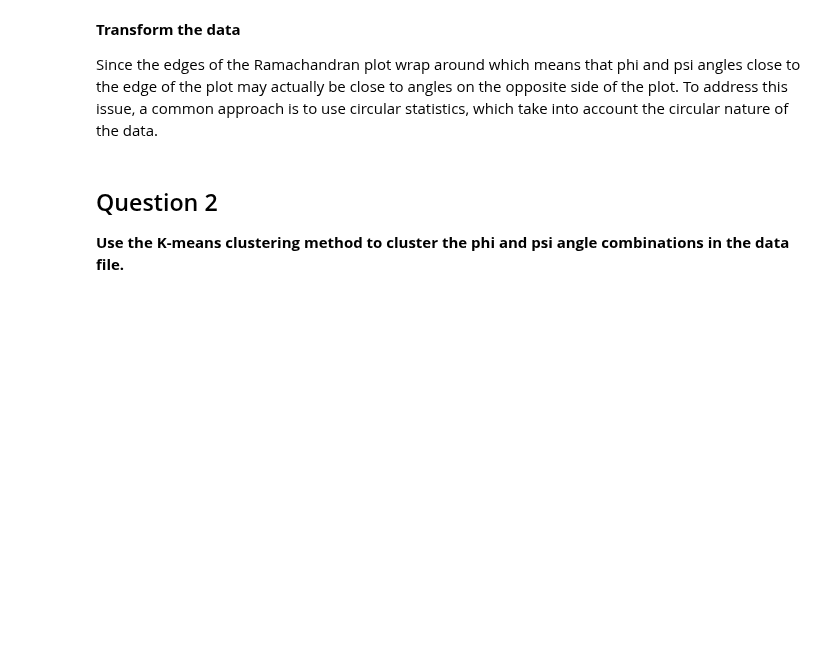
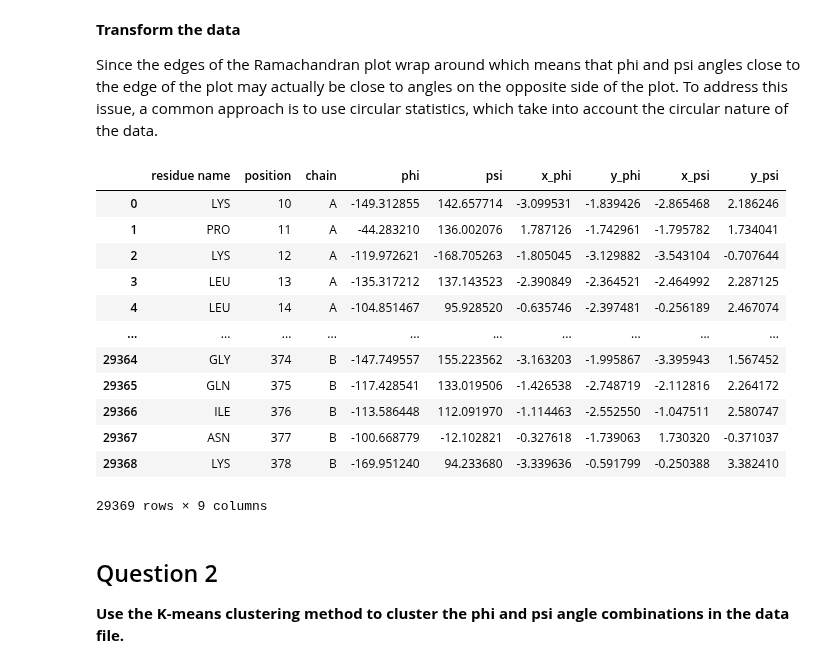
Before and after one commit to chenbin234/DAT405-DIT407-Introduction-to-data-science-and-AI, a Jupyter notebook: Assignment_3/intro_to_AI_ass3_by_Bingcheng.ipynb, the cells around one changed output. Drawn from its saved outputs; the diff is of its cells as text; code cells hidden in the pictures; blank space fills up the shorter version.

```diff
--- a/Assignment_3/intro_to_AI_ass3_by_Bingcheng.ipynb
+++ b/Assignment_3/intro_to_AI_ass3_by_Bingcheng.ipynb
@@ -58,11 +59,30 @@ cbar.set_label('Number of points in each bin',fontsize=20)
 Since the edges of the Ramachandran plot wrap around which means that phi and psi angles close to the edge of the plot may actually be close to angles on the opposite side of the plot. To address this issue, a common approach is to use circular statistics, which take into account the circular nature of the data.
 # %%
 # Convert phi and psi data into circular variables (in radians)
-# phi= np.deg2rad(df['phi'])
-# psi = np.deg2rad(df['psi'])
+phi= np.deg2rad(df['phi'])
+psi = np.deg2rad(df['psi'])
+r = np.sqrt(phi**2 + psi**2)
 
-# df['phi'] = np.cos(phi) + (np.sin(phi))*1j
-# df['psi'] = np.cos(psi) + (np.sin(psi))*1j
+df['x_phi'] = r*np.cos(phi)
+df['y_phi'] = r*np.sin(phi)
+df['x_psi'] = r*np.cos(psi)
+df['y_psi'] = r*np.sin(psi)
+
+df
+# %% [output]
+|  | residue name | position | chain | phi | psi | x_phi | y_phi | x_psi | y_psi |
+| 0 | LYS | 10 | A | -149.312855 | 142.657714 | -3.099531 | -1.839426 | -2.865468 | 2.186246 |
+| 1 | PRO | 11 | A | -44.283210 | 136.002076 | 1.787126 | -1.742961 | -1.795782 | 1.734041 |
+| 2 | LYS | 12 | A | -119.972621 | -168.705263 | -1.805045 | -3.129882 | -3.543104 | -0.707644 |
+| 3 | LEU | 13 | A | -135.317212 | 137.143523 | -2.390849 | -2.364521 | -2.464992 | 2.287125 |
+| 4 | LEU | 14 | A | -104.851467 | 95.928520 | -0.635746 | -2.397481 | -0.256189 | 2.467074 |
+| ... | ... | ... | ... | ... | ... | ... | ... | ... | ... |
+| 29364 | GLY | 374 | B | -147.749557 | 155.223562 | -3.163203 | -1.995867 | -3.395943 | 1.567452 |
+| 29365 | GLN | 375 | B | -117.428541 | 133.019506 | -1.426538 | -2.748719 | -2.112816 | 2.264172 |
+| 29366 | ILE | 376 | B | -113.586448 | 112.091970 | -1.114463 | -2.552550 | -1.047511 | 2.580747 |
+| 29367 | ASN | 377 | B | -100.668779 | -12.102821 | -0.327618 | -1.739063 | 1.730320 | -0.371037 |
+| 29368 | LYS | 378 | B | -169.951240 | 94.233680 | -3.339636 | -0.591799 | -0.250388 | 3.382410 |
+29369 rows × 9 columns
 # %% [markdown]
 ## Question 2
 **Use the K-means clustering method to cluster the phi and psi angle combinations in the data file.**
```
Also changed, not shown: parts of 7 cells of this notebook.
